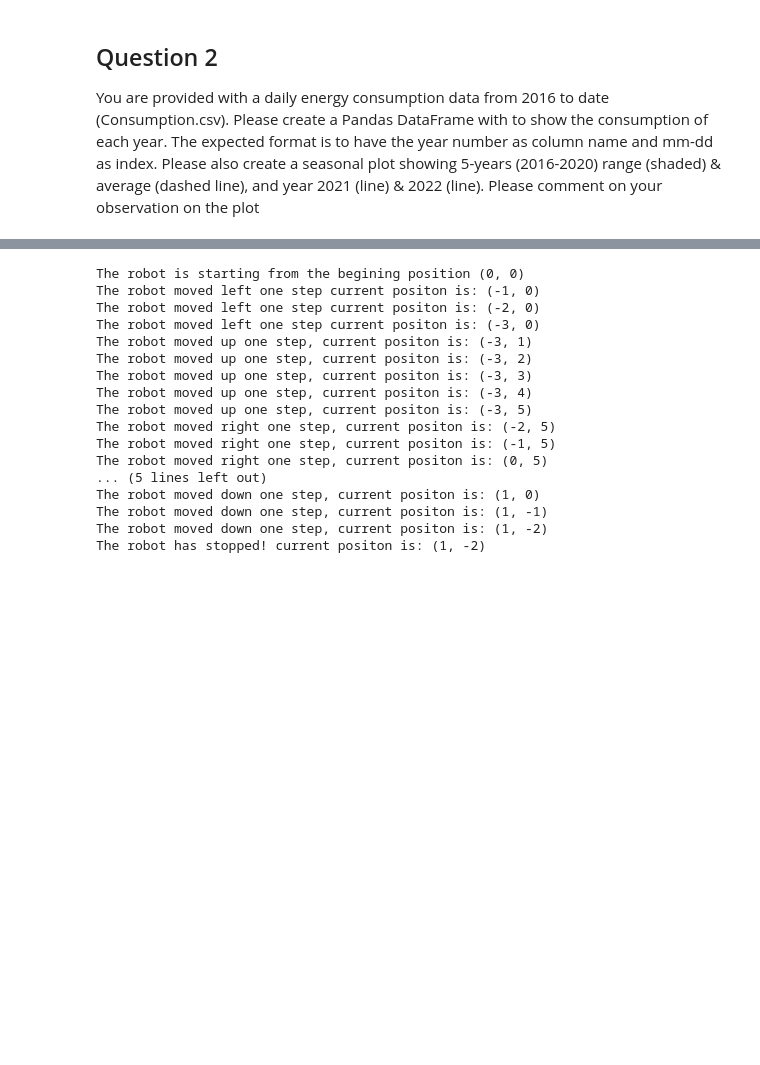
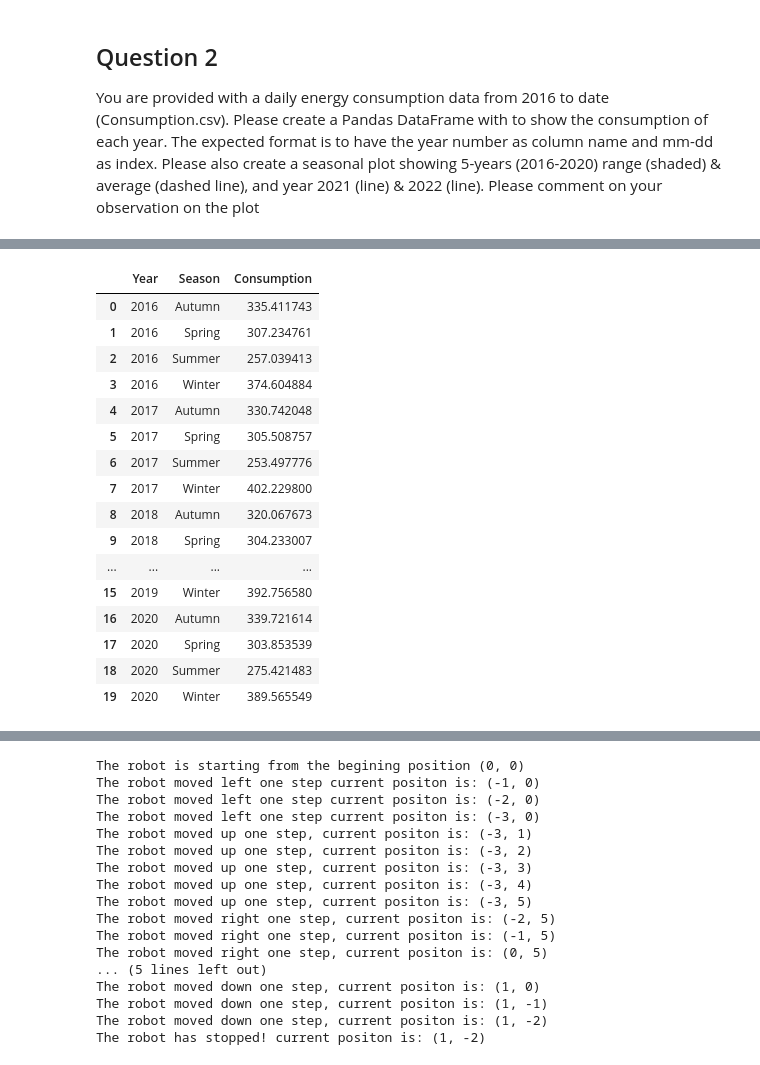
Before and after one commit to PaulWill92/time_series_assessment, a Jupyter notebook: tasks/0-assesment.ipynb, the cells around one changed output, grey strips where cells are left out. Drawn from its saved outputs; the diff is of its cells as text; code cells hidden in the pictures; blank space fills up the shorter version.

```diff
--- a/tasks/0-assesment.ipynb
+++ b/tasks/0-assesment.ipynb
@@ -77,0 +94,3 @@ Please comment on your observation on the plot
+# %%
+consumption = pd.read_csv("../Data analyst coding challenge/Consumption.csv")
+consumption.head() # inspect structure
@@ -78,17 +106,7 @@ Please comment on your observation on the plot
 # %%
-# Load data
-consumption = pd.read_csv("./Data analyst coding challenge/Consumption.csv")
-time.sleep(1)
-print(consumption)
-# this throws an error because date formats in the rows are different
-print("Converting date column into datetype object")
+print("Attempting to convert date column into datetype object")
 try:
     consumption["Date"]= pd.to_datetime(consumption["Date"], infer_datetime_format=True)
 except:
     print("WARNING: there are some different date formats in the rows, so can't infer date format")
- # inspect for missing values:
-print("--- examining missing values:---")
-time.sleep(.5)
-print(f"There are: \n {consumption.isna().sum()} \n values missing values across the consumption dataframe rows")
- # No values are missing across dataframe rows
 # %% [output]
@@ -181,14 +245,6 @@ len(unique_years) # the function worked and there are 7 unique years that can be
 # %%
-# add conversion to dataframe:
-
 consumption["Date"] = [date_conversion(i) for i in consumption["Date"]]
 consumption["Year"] = [i.strftime("%Y") for i in consumption["Date"]]
 consumption["Month"] = [i.strftime("%m") for i in consumption["Date"]]
 consumption["index"] = [i.strftime("%m-%d") for i in consumption["Date"]]
-consumption.set_index("index", inplace=True)
-
-cleaned_consumption_df = consumption.drop("Date", axis=1)[["Year", "Consumption", "Month"]]
-# Dealing with duplicates:
-len(cleaned_consumption_df)
-len(cleaned_consumption_df.loc[cleaned_consumption_df.duplicated()])
-cleaned_consumption_df.loc[cleaned_consumption_df.duplicated()]
+consumption = consumption.set_index("index")
@@ -240,0 +321,23 @@ alt.Chart(five_year_agg_by_month).mark_bar().encode(
+# %%
+# aggregate by year and season
+season = cleaned_consumption_df.groupby(["Year","Season"]).agg(Consumption=("Consumption", "mean")).reset_index()
+season_filtered = season.loc[season["Year"].astype("int") <= 2020].copy()
+season_filtered
+# %% [output]
+|  | Year | Season | Consumption |
+| 0 | 2016 | Autumn | 335.411743 |
+| 1 | 2016 | Spring | 307.234761 |
+| 2 | 2016 | Summer | 257.039413 |
+| 3 | 2016 | Winter | 374.604884 |
+| 4 | 2017 | Autumn | 330.742048 |
+| 5 | 2017 | Spring | 305.508757 |
+| 6 | 2017 | Summer | 253.497776 |
+| 7 | 2017 | Winter | 402.229800 |
+| 8 | 2018 | Autumn | 320.067673 |
+| 9 | 2018 | Spring | 304.233007 |
+| ... | ... | ... | ... |
+| 15 | 2019 | Winter | 392.756580 |
+| 16 | 2020 | Autumn | 339.721614 |
+| 17 | 2020 | Spring | 303.853539 |
+| 18 | 2020 | Summer | 275.421483 |
+| 19 | 2020 | Winter | 389.565549 |
```
Also changed, not shown: parts of 47 cells of this notebook, 3 other files.
